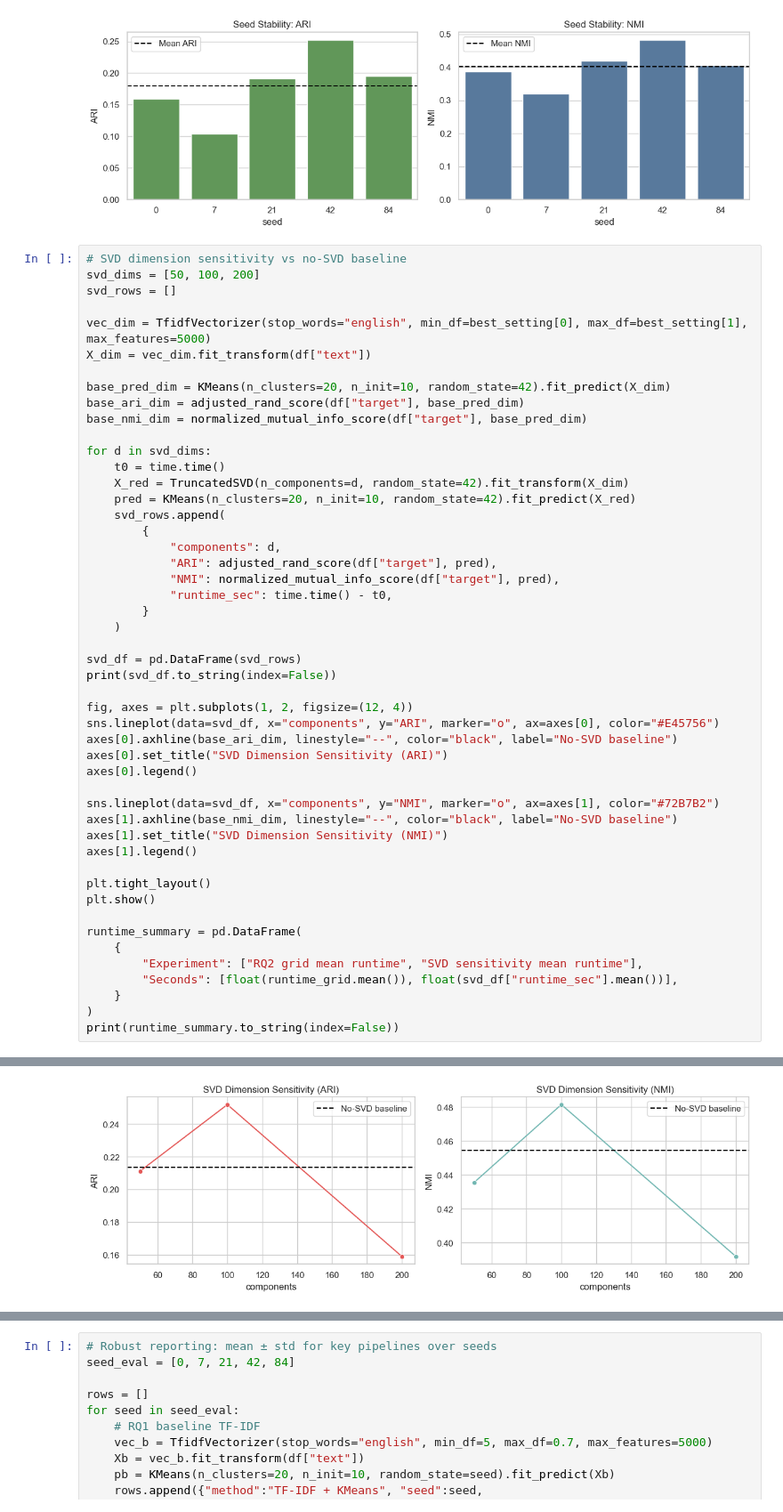
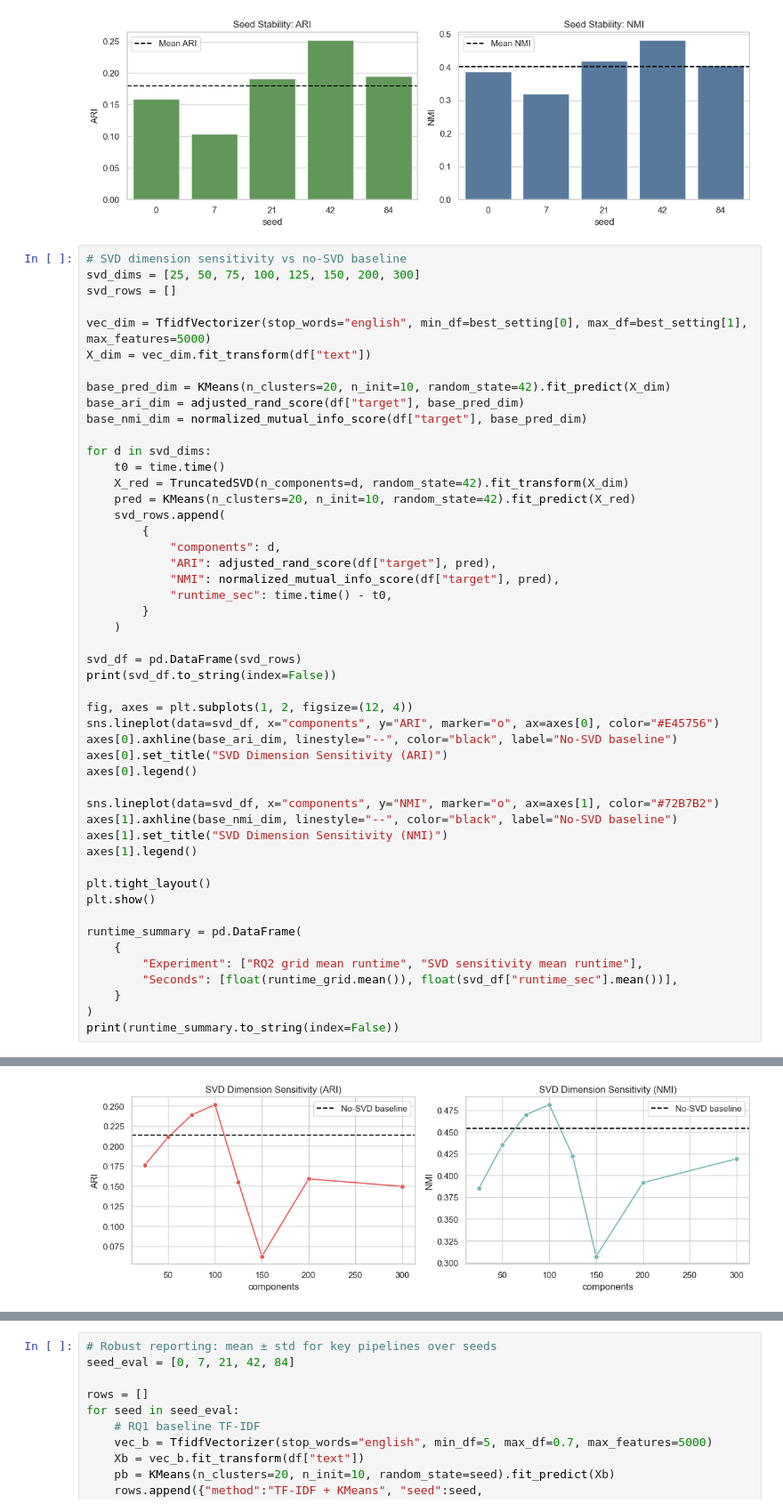
Before and after one commit to davidvanderklay/Unsupervised-Learning-Newsgroups, a Jupyter notebook: 133005021_final_checkpoint.ipynb, the cells around one changed output, grey strips where cells are left out. Shown at 89% size. Drawn from its saved outputs; the diff is of its cells as text.

```diff
--- a/133005021_final_checkpoint.ipynb
+++ b/133005021_final_checkpoint.ipynb
@@ -740,7 +759,7 @@ plt.show()
 [figure]
 # %%
 # SVD dimension sensitivity vs no-SVD baseline
-svd_dims = [50, 100, 200]
+svd_dims = [25, 50, 75, 100, 125, 150, 200, 300]
 svd_rows = []
 
 vec_dim = TfidfVectorizer(stop_words="english", min_df=best_setting[0], max_df=best_setting[1], max_features=5000)
@@ -795,2 +819,2 @@ print(runtime_summary.to_string(index=False))
-[figure, old version]
+[figure, new version]
                   Experiment  Seconds
```
Also changed, not shown: parts of 35 cells of this notebook.
